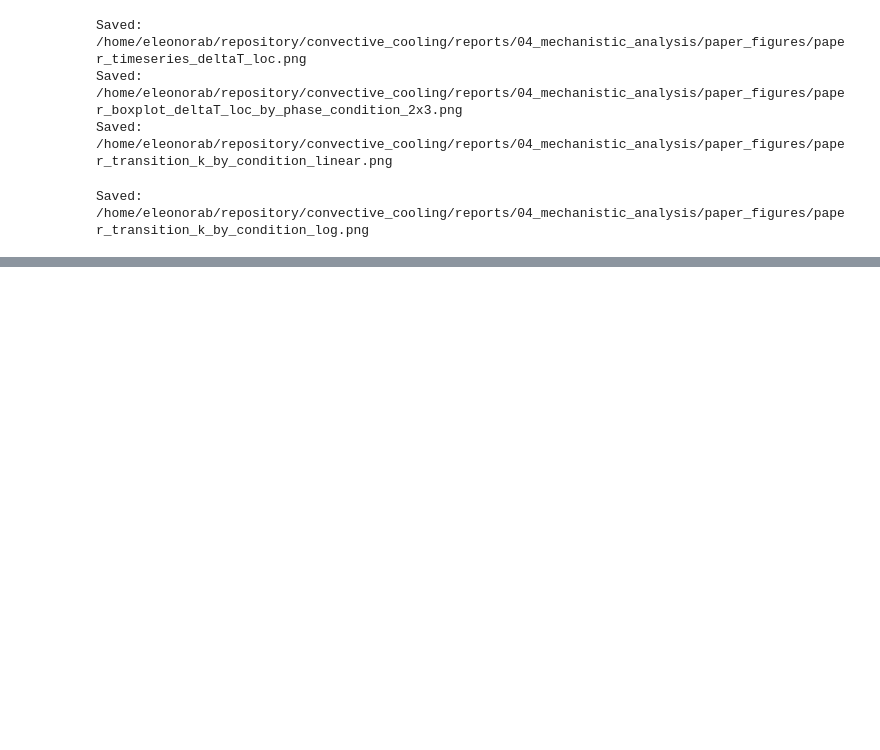
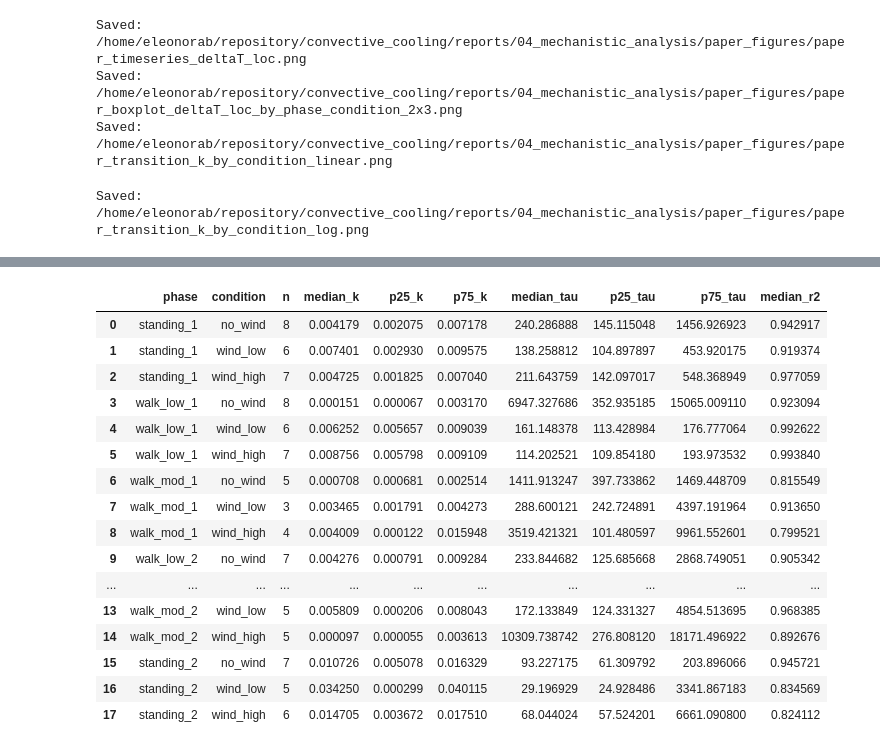
Before and after one commit to comfolab/personal-cooling, a Jupyter notebook: scripts/6_statistic.ipynb, the cells around one changed output, grey strips where cells are left out. Cells and saved outputs as stored; diff of their text form; code cells hidden in the pictures; blank space fills up the shorter version.

```diff
--- a/scripts/6_statistic.ipynb
+++ b/scripts/6_statistic.ipynb
@@ -2412,0 +3100,45 @@ Saved: /home/eleonorab/repository/convective_cooling/reports/06_statistics/paper
+# %%
+transition_df["good_transition_fit"] = (
+    transition_df["r_squared_transition"] >= 0.50
+)
+
+transition_valid_df = transition_df[
+    transition_df["good_transition_fit"]
+].copy()
+
+
+transition_valid_summary = (
+    transition_valid_df
+    .groupby(["phase", "condition"], observed=True)
+    .agg(
+        n=("k_transition_1_per_s", "count"),
+        median_k=("k_transition_1_per_s", "median"),
+        p25_k=("k_transition_1_per_s", lambda x: x.quantile(0.25)),
+        p75_k=("k_transition_1_per_s", lambda x: x.quantile(0.75)),
+        median_tau=("tau_transition_s", "median"),
+        p25_tau=("tau_transition_s", lambda x: x.quantile(0.25)),
+        p75_tau=("tau_transition_s", lambda x: x.quantile(0.75)),
+        median_r2=("r_squared_transition", "median"),
+    )
+    .reset_index()
+)
+
+display(transition_valid_summary)
+# %% [output]
+|  | phase | condition | n | median_k | p25_k | p75_k | median_tau | p25_tau | p75_tau | median_r2 |
+| 0 | standing_1 | no_wind | 8 | 0.004179 | 0.002075 | 0.007178 | 240.286888 | 145.115048 | 1456.926923 | 0.942917 |
+| 1 | standing_1 | wind_low | 6 | 0.007401 | 0.002930 | 0.009575 | 138.258812 | 104.897897 | 453.920175 | 0.919374 |
+| 2 | standing_1 | wind_high | 7 | 0.004725 | 0.001825 | 0.007040 | 211.643759 | 142.097017 | 548.368949 | 0.977059 |
+| 3 | walk_low_1 | no_wind | 8 | 0.000151 | 0.000067 | 0.003170 | 6947.327686 | 352.935185 | 15065.009110 | 0.923094 |
+| 4 | walk_low_1 | wind_low | 6 | 0.006252 | 0.005657 | 0.009039 | 161.148378 | 113.428984 | 176.777064 | 0.992622 |
+| 5 | walk_low_1 | wind_high | 7 | 0.008756 | 0.005798 | 0.009109 | 114.202521 | 109.854180 | 193.973532 | 0.993840 |
+| 6 | walk_mod_1 | no_wind | 5 | 0.000708 | 0.000681 | 0.002514 | 1411.913247 | 397.733862 | 1469.448709 | 0.815549 |
+| 7 | walk_mod_1 | wind_low | 3 | 0.003465 | 0.001791 | 0.004273 | 288.600121 | 242.724891 | 4397.191964 | 0.913650 |
+| 8 | walk_mod_1 | wind_high | 4 | 0.004009 | 0.000122 | 0.015948 | 3519.421321 | 101.480597 | 9961.552601 | 0.799521 |
+| 9 | walk_low_2 | no_wind | 7 | 0.004276 | 0.000791 | 0.009284 | 233.844682 | 125.685668 | 2868.749051 | 0.905342 |
+| ... | ... | ... | ... | ... | ... | ... | ... | ... | ... | ... |
+| 13 | walk_mod_2 | wind_low | 5 | 0.005809 | 0.000206 | 0.008043 | 172.133849 | 124.331327 | 4854.513695 | 0.968385 |
+| 14 | walk_mod_2 | wind_high | 5 | 0.000097 | 0.000055 | 0.003613 | 10309.738742 | 276.808120 | 18171.496922 | 0.892676 |
+| 15 | standing_2 | no_wind | 7 | 0.010726 | 0.005078 | 0.016329 | 93.227175 | 61.309792 | 203.896066 | 0.945721 |
+| 16 | standing_2 | wind_low | 5 | 0.034250 | 0.000299 | 0.040115 | 29.196929 | 24.928486 | 3341.867183 | 0.834569 |
+| 17 | standing_2 | wind_high | 6 | 0.014705 | 0.003672 | 0.017510 | 68.044024 | 57.524201 | 6661.090800 | 0.824112 |
```
Also changed, not shown: parts of 13 cells of this notebook, 8 other files.
